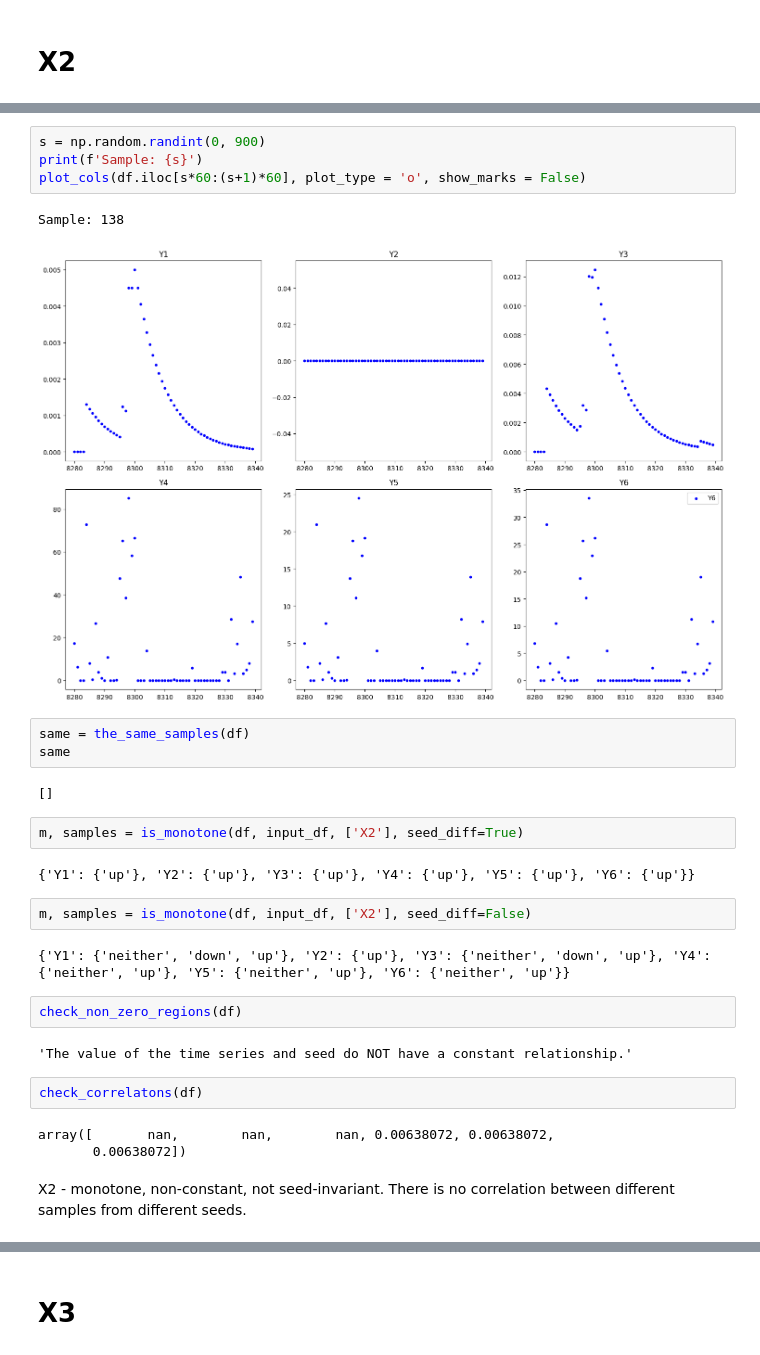
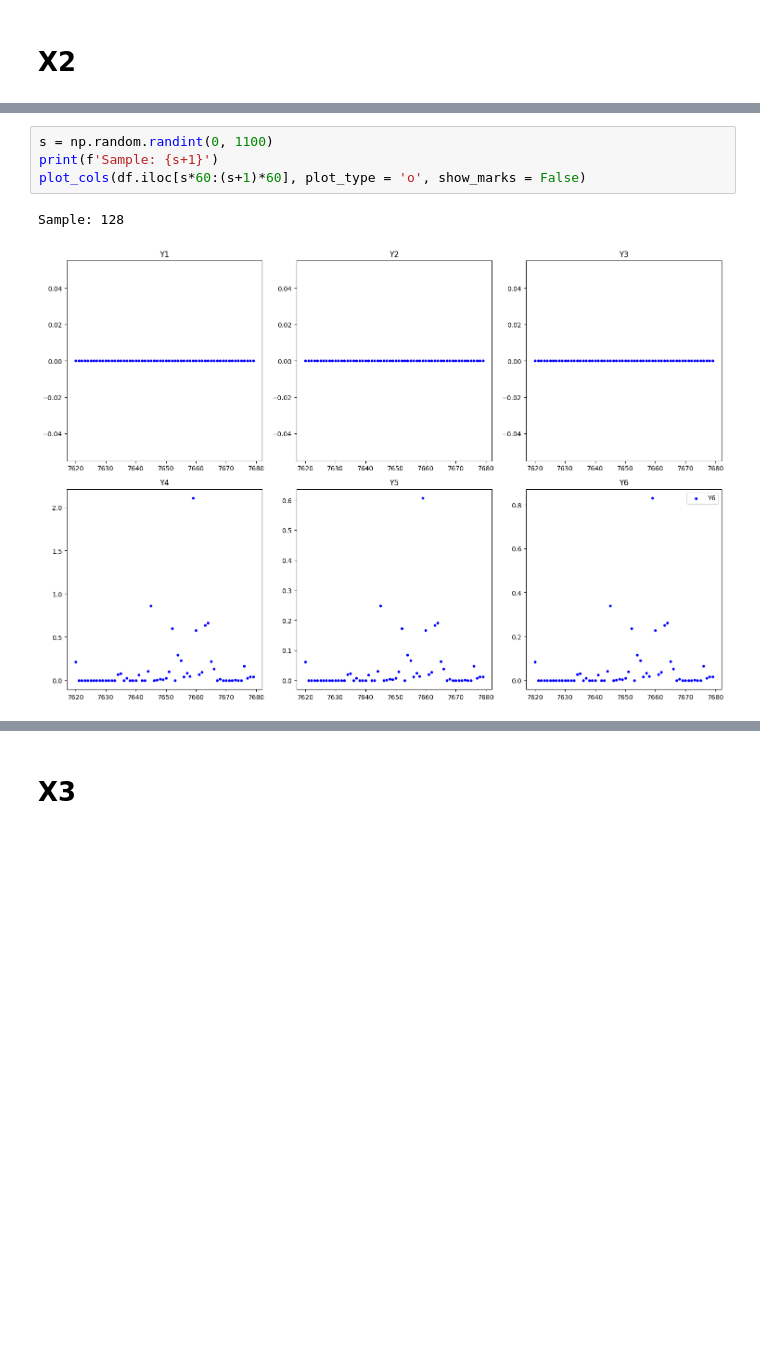
Before and after one commit to GATE-Institute-Future-Cities/NASA-UQ-Challenge-2025, a Jupyter notebook: monotonicity.ipynb, the cells around one changed output, grey strips where cells are left out. Cells and saved outputs as stored; diff of their text form; blank space fills up the shorter version.

```diff
--- a/monotonicity.ipynb
+++ b/monotonicity.ipynb
@@ -192,31 +175,7 @@ df
 # %%
-s = np.random.randint(0, 900)
-print(f'Sample: {s}')
+s = np.random.randint(0, 1100)
+print(f'Sample: {s+1}')
 plot_cols(df.iloc[s*60:(s+1)*60], plot_type = 'o', show_marks = False)
 # %% [output]
-Sample: 138
+Sample: 128
-[figure, old version]
+[figure, new version]
-# %%
-same = the_same_samples(df)
-same
-# %% [output]
-[]
-# %%
-m, samples = is_monotone(df, input_df, ['X2'], seed_diff=True)
-# %% [output]
-{'Y1': {'up'}, 'Y2': {'up'}, 'Y3': {'up'}, 'Y4': {'up'}, 'Y5': {'up'}, 'Y6': {'up'}}
-# %%
-m, samples = is_monotone(df, input_df, ['X2'], seed_diff=False)
-# %% [output]
-{'Y1': {'neither', 'down', 'up'}, 'Y2': {'up'}, 'Y3': {'neither', 'down', 'up'}, 'Y4': {'neither', 'up'}, 'Y5': {'neither', 'up'}, 'Y6': {'neither', 'up'}}
-# %%
-check_non_zero_regions(df)
-# %% [output]
-'The value of the time series and seed do NOT have a constant relationship.'
-# %%
-check_correlatons(df)
-# %% [output]
-array([       nan,        nan,        nan, 0.00638072, 0.00638072,
-       0.00638072])
-# %% [markdown]
-X2 - monotone, non-constant, not seed-invariant. There is no correlation between different samples from different seeds.
```
Also changed, not shown: parts of 18 cells of this notebook.
